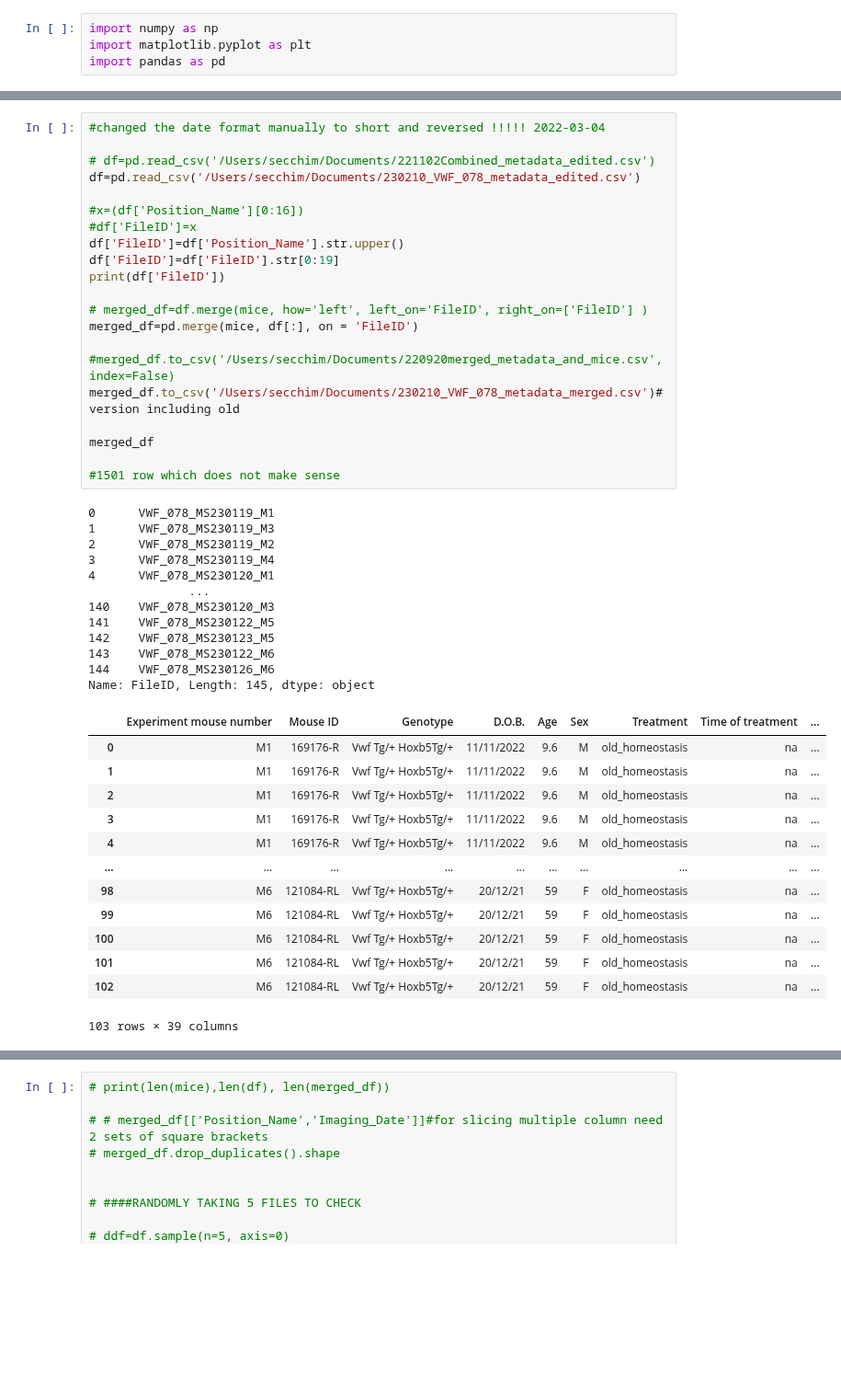
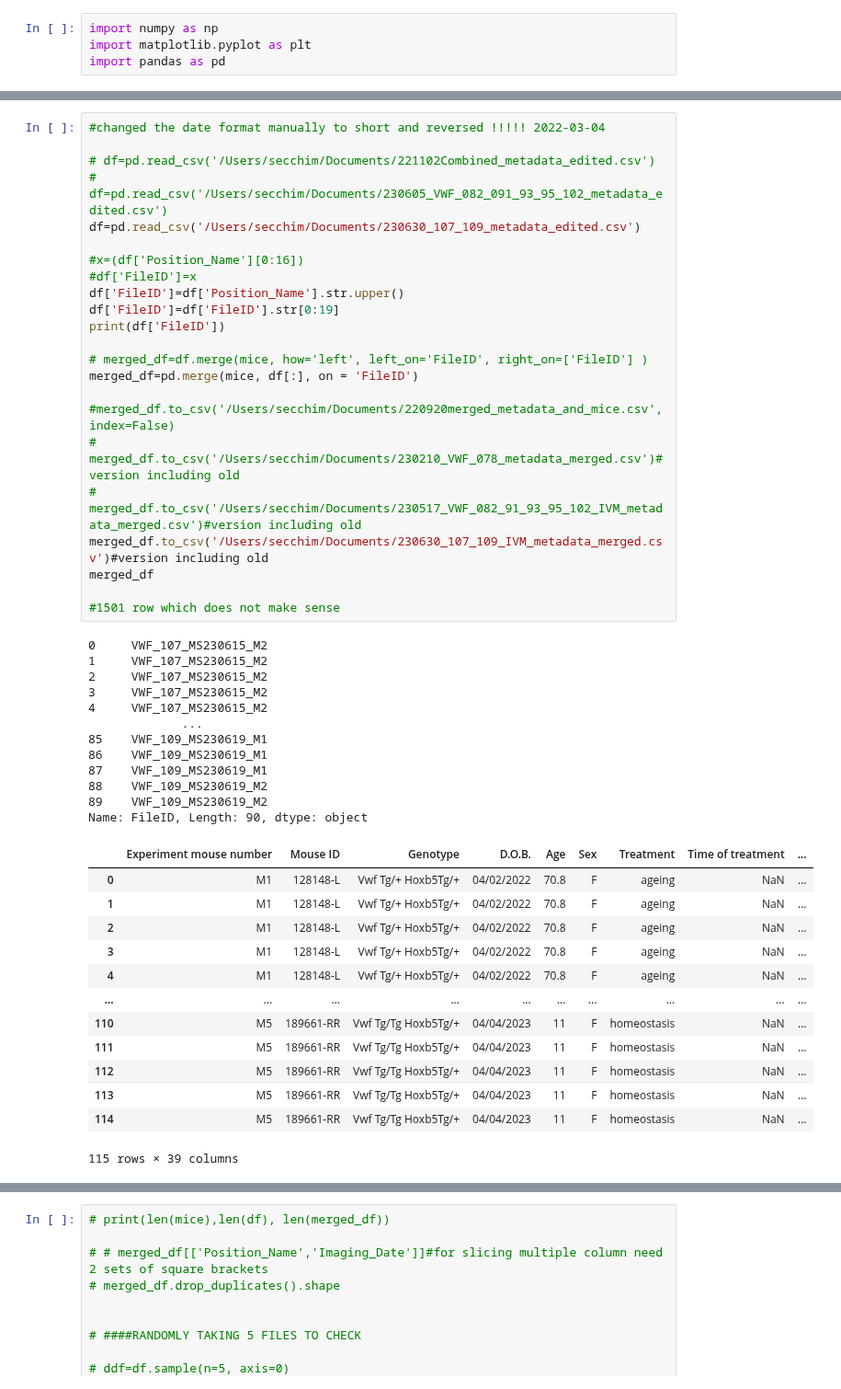
Before and after one commit to Mas515/Image_analysis, a Jupyter notebook: CZI_metadata_processing/Metadata_plotting.ipynb, the cells around one changed output, grey strips where cells are left out. Shown at 92% size. Drawn from its saved outputs; the diff is of its cells as text; blank space fills up the shorter version.

```diff
--- a/CZI_metadata_processing/Metadata_plotting.ipynb
+++ b/CZI_metadata_processing/Metadata_plotting.ipynb
@@ -123,50 +137,52 @@ mice
 # %%
 #changed the date format manually to short and reversed !!!!! 2022-03-04
 
 # df=pd.read_csv('/Users/secchim/Documents/221102Combined_metadata_edited.csv')
-df=pd.read_csv('/Users/secchim/Documents/230210_VWF_078_metadata_edited.csv')
+# df=pd.read_csv('/Users/secchim/Documents/230605_VWF_082_091_93_95_102_metadata_edited.csv')
+df=pd.read_csv('/Users/secchim/Documents/230630_107_109_metadata_edited.csv')
 
 #x=(df['Position_Name'][0:16])
 #df['FileID']=x
 df['FileID']=df['Position_Name'].str.upper()
 df['FileID']=df['FileID'].str[0:19]
 print(df['FileID'])
 
 # merged_df=df.merge(mice, how='left', left_on='FileID', right_on=['FileID'] )
 merged_df=pd.merge(mice, df[:], on = 'FileID')
 
 #merged_df.to_csv('/Users/secchim/Documents/220920merged_metadata_and_mice.csv', index=False)
-merged_df.to_csv('/Users/secchim/Documents/230210_VWF_078_metadata_merged.csv')#version including old
-
+# merged_df.to_csv('/Users/secchim/Documents/230210_VWF_078_metadata_merged.csv')#version including old
+# merged_df.to_csv('/Users/secchim/Documents/230517_VWF_082_91_93_95_102_IVM_metadata_merged.csv')#version including old
+merged_df.to_csv('/Users/secchim/Documents/230630_107_109_IVM_metadata_merged.csv')#version including old
 merged_df
 
 #1501 row which does not make sense
 # %% [output]
-0      VWF_078_MS230119_M1
-1      VWF_078_MS230119_M3
-2      VWF_078_MS230119_M2
-3      VWF_078_MS230119_M4
-4      VWF_078_MS230120_M1
-              ...
-140    VWF_078_MS230120_M3
-141    VWF_078_MS230122_M5
-142    VWF_078_MS230123_M5
-143    VWF_078_MS230122_M6
-144    VWF_078_MS230126_M6
-Name: FileID, Length: 145, dtype: object
+0     VWF_107_MS230615_M2
+1     VWF_107_MS230615_M2
+2     VWF_107_MS230615_M2
+3     VWF_107_MS230615_M2
+4     VWF_107_MS230615_M2
+             ...
+85    VWF_109_MS230619_M1
+86    VWF_109_MS230619_M1
+87    VWF_109_MS230619_M1
+88    VWF_109_MS230619_M2
+89    VWF_109_MS230619_M2
+Name: FileID, Length: 90, dtype: object
 |  | Experiment mouse number | Mouse ID | Genotype | D.O.B. | Age | Sex | Treatment | Time of treatment | ... |
-| 0 | M1 | 169176-R | Vwf Tg/+ Hoxb5Tg/+ | 11/11/2022 | 9.6 | M | old_homeostasis | na | ... |
-| 1 | M1 | 169176-R | Vwf Tg/+ Hoxb5Tg/+ | 11/11/2022 | 9.6 | M | old_homeostasis | na | ... |
-| 2 | M1 | 169176-R | Vwf Tg/+ Hoxb5Tg/+ | 11/11/2022 | 9.6 | M | old_homeostasis | na | ... |
-| 3 | M1 | 169176-R | Vwf Tg/+ Hoxb5Tg/+ | 11/11/2022 | 9.6 | M | old_homeostasis | na | ... |
-| 4 | M1 | 169176-R | Vwf Tg/+ Hoxb5Tg/+ | 11/11/2022 | 9.6 | M | old_homeostasis | na | ... |
+| 0 | M1 | 128148-L | Vwf Tg/+ Hoxb5Tg/+ | 04/02/2022 | 70.8 | F | ageing | NaN | ... |
+| 1 | M1 | 128148-L | Vwf Tg/+ Hoxb5Tg/+ | 04/02/2022 | 70.8 | F | ageing | NaN | ... |
+| 2 | M1 | 128148-L | Vwf Tg/+ Hoxb5Tg/+ | 04/02/2022 | 70.8 | F | ageing | NaN | ... |
+| 3 | M1 | 128148-L | Vwf Tg/+ Hoxb5Tg/+ | 04/02/2022 | 70.8 | F | ageing | NaN | ... |
+| 4 | M1 | 128148-L | Vwf Tg/+ Hoxb5Tg/+ | 04/02/2022 | 70.8 | F | ageing | NaN | ... |
 | ... | ... | ... | ... | ... | ... | ... | ... | ... | ... |
-| 98 | M6 | 121084-RL | Vwf Tg/+ Hoxb5Tg/+ | 20/12/21 | 59 | F | old_homeostasis | na | ... |
-| 99 | M6 | 121084-RL | Vwf Tg/+ Hoxb5Tg/+ | 20/12/21 | 59 | F | old_homeostasis | na | ... |
-| 100 | M6 | 121084-RL | Vwf Tg/+ Hoxb5Tg/+ | 20/12/21 | 59 | F | old_homeostasis | na | ... |
-| 101 | M6 | 121084-RL | Vwf Tg/+ Hoxb5Tg/+ | 20/12/21 | 59 | F | old_homeostasis | na | ... |
-| 102 | M6 | 121084-RL | Vwf Tg/+ Hoxb5Tg/+ | 20/12/21 | 59 | F | old_homeostasis | na | ... |
+| 110 | M5 | 189661-RR | Vwf Tg/Tg Hoxb5Tg/+ | 04/04/2023 | 11 | F | homeostasis | NaN | ... |
+| 111 | M5 | 189661-RR | Vwf Tg/Tg Hoxb5Tg/+ | 04/04/2023 | 11 | F | homeostasis | NaN | ... |
+| 112 | M5 | 189661-RR | Vwf Tg/Tg Hoxb5Tg/+ | 04/04/2023 | 11 | F | homeostasis | NaN | ... |
+| 113 | M5 | 189661-RR | Vwf Tg/Tg Hoxb5Tg/+ | 04/04/2023 | 11 | F | homeostasis | NaN | ... |
+| 114 | M5 | 189661-RR | Vwf Tg/Tg Hoxb5Tg/+ | 04/04/2023 | 11 | F | homeostasis | NaN | ... |
-103 rows × 39 columns
+115 rows × 39 columns
 # %%
 #Adding columns with acquisition time only and correcting treatment category based on time of treatment and acquisition time
 
```
Also changed, not shown: parts of 12 cells of this notebook, 4 other files.
